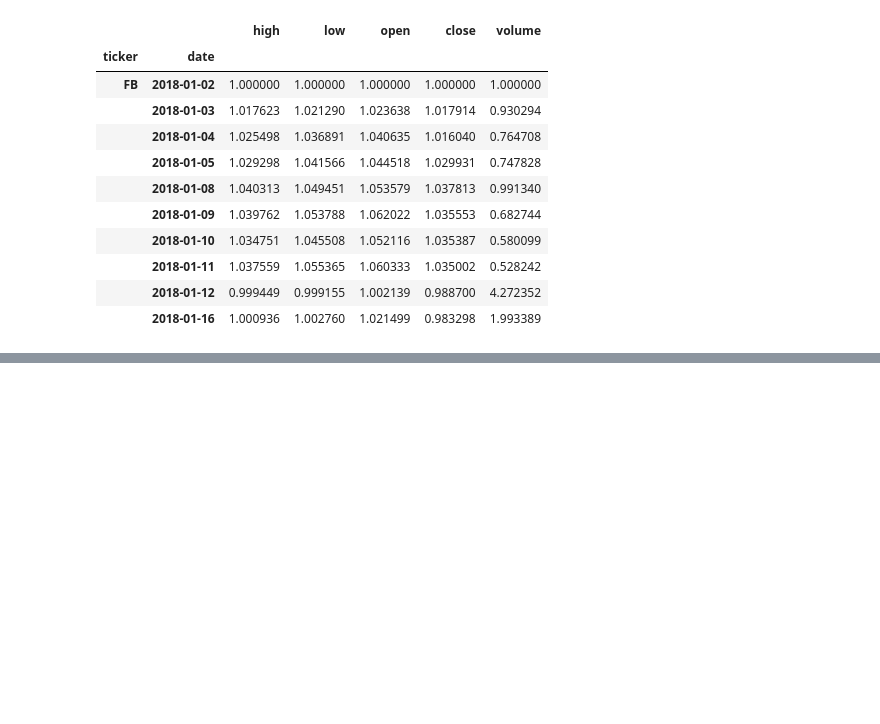
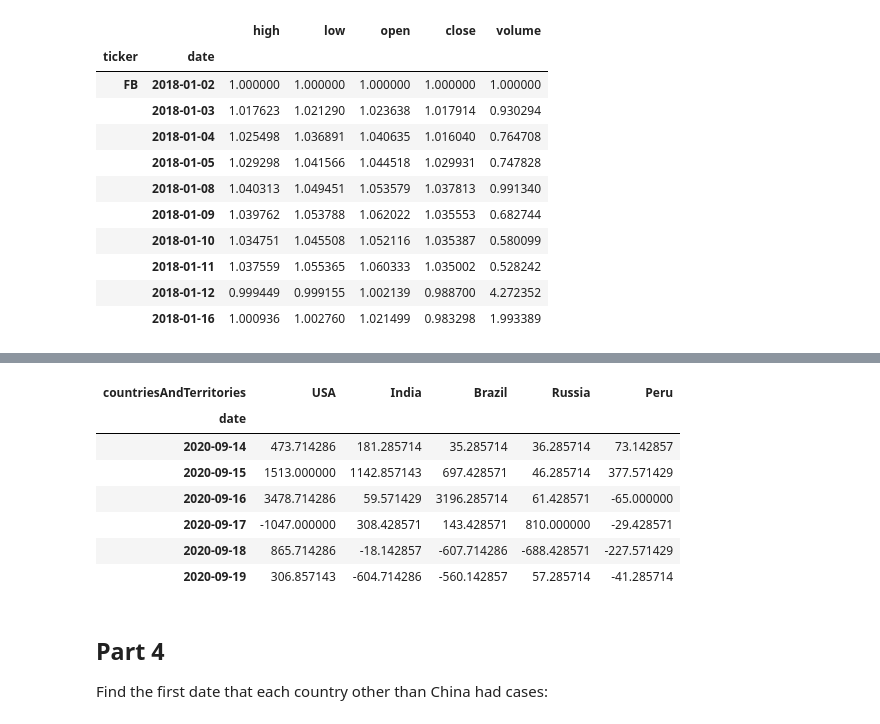
Before and after one commit to stefmolin/Hands-On-Data-Analysis-with-Pandas-2nd-edition, a Jupyter notebook: solutions/ch_04/solutions.ipynb, the cells around one changed output, grey strips where cells are left out. Drawn from its saved outputs; the diff is of its cells as text; code cells hidden in the pictures; blank space fills up the shorter version.

Commit message:
Add new exercise.

```diff
--- a/solutions/ch_04/solutions.ipynb
+++ b/solutions/ch_04/solutions.ipynb
@@ -198,0 +212,7 @@ faang = faang.reset_index().set_index(['ticker', 'date'])
+# %%
+covid = pd.read_csv('../../ch_04/exercises/covid19_cases.csv')\
+    .assign(date=lambda x: pd.to_datetime(x.dateRep, format='%d/%m/%Y'))\
+    .set_index('date')\
+    .replace('United_States_of_America', 'USA')\
+    .replace('United_Kingdom', 'UK')\
+    .sort_index()
@@ -198,0 +222,7 @@ faang = faang.reset_index().set_index(['ticker', 'date'])
+# %%
+top_five_countries = covid\
+    .groupby('countriesAndTerritories').cases.sum()\
+    .sort_values(ascending=False)[:5].index
+
+covid[covid.countriesAndTerritories.isin(top_five_countries)]\
+    .groupby('countriesAndTerritories').cases.idxmax()
@@ -198,0 +240,16 @@ faang = faang.reset_index().set_index(['ticker', 'date'])
+# %%
+covid\
+    .groupby(['countriesAndTerritories', pd.Grouper(freq='1D')]).cases.sum()\
+    .unstack(0).diff().rolling(7).mean().last('1W')[top_five_countries]
+# %% [output]
+| countriesAndTerritories | USA | India | Brazil | Russia | Peru |
+| date |  |  |  |  |  |
+| 2020-09-14 | 473.714286 | 181.285714 | 35.285714 | 36.285714 | 73.142857 |
+| 2020-09-15 | 1513.000000 | 1142.857143 | 697.428571 | 46.285714 | 377.571429 |
+| 2020-09-16 | 3478.714286 | 59.571429 | 3196.285714 | 61.428571 | -65.000000 |
+| 2020-09-17 | -1047.000000 | 308.428571 | 143.428571 | 810.000000 | -29.428571 |
+| 2020-09-18 | 865.714286 | -18.142857 | -607.714286 | -688.428571 | -227.571429 |
+| 2020-09-19 | 306.857143 | -604.714286 | -560.142857 | 57.285714 | -41.285714 |
+# %% [markdown]
+## Part 4
+Find the first date that each country other than China had cases:
```
Also changed, not shown: parts of 17 cells of this notebook.
